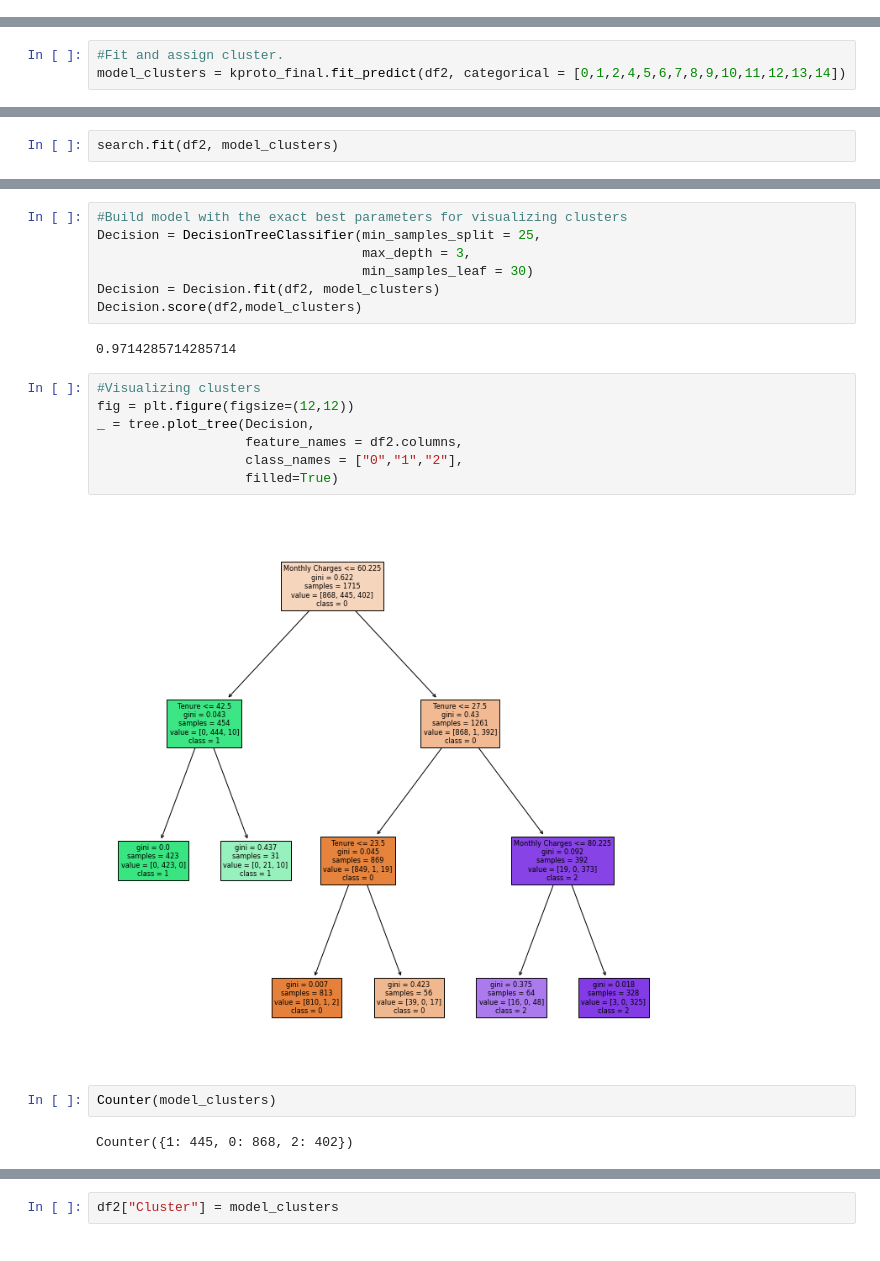
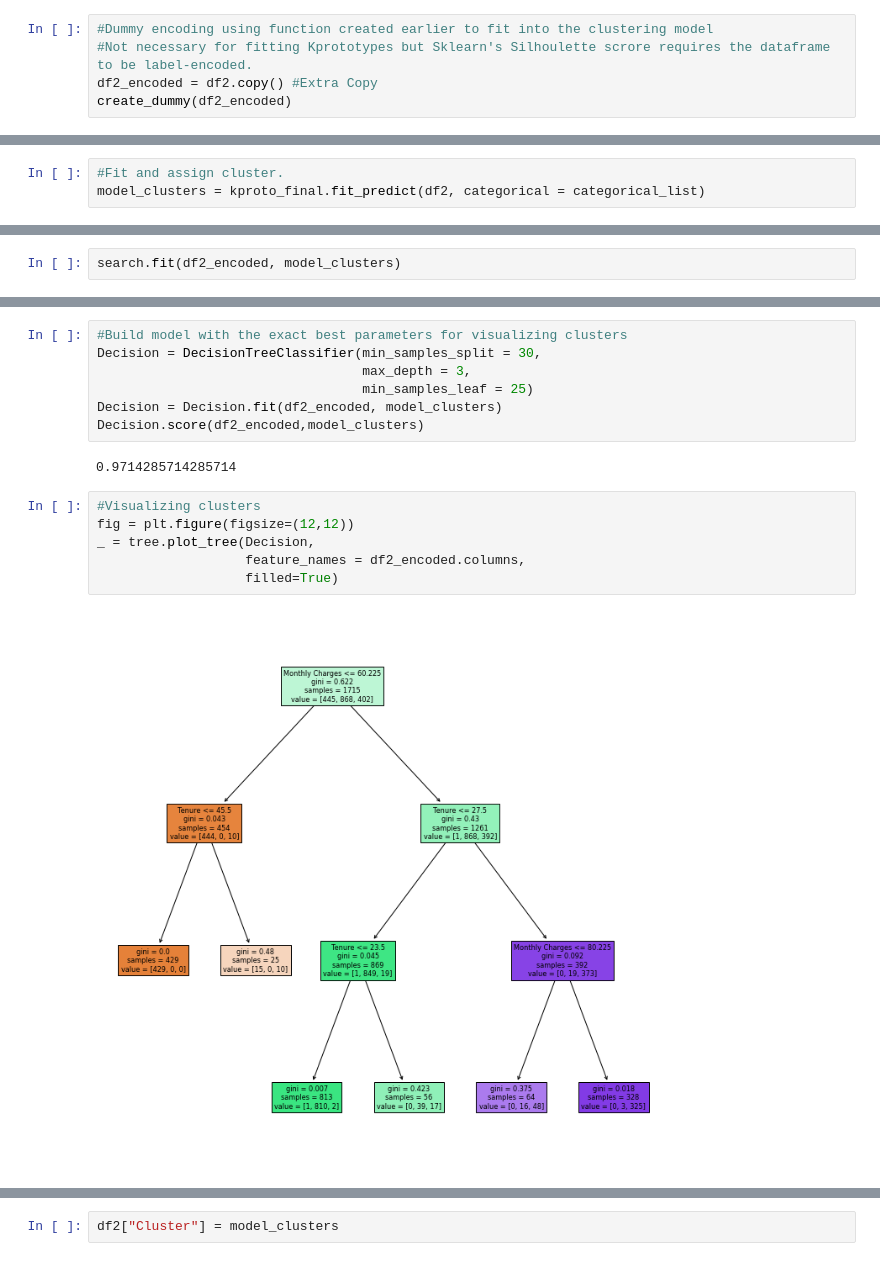
Before and after one commit to boushphong/phongbui-data_analyst, a Jupyter notebook: Work.ipynb, the cells around one changed output, grey strips where cells are left out. Cells and saved outputs as stored; diff of their text form.

```diff
--- a/Work.ipynb
+++ b/Work.ipynb
@@ -561,0 +570,5 @@ df2.head()
+# %%
+#Dummy encoding using function created earlier to fit into the clustering model
+#Not necessary for fitting Kprototypes but Sklearn's Silhoulette scrore requires the dataframe to be label-encoded.
+df2_encoded = df2.copy() #Extra Copy
+create_dummy(df2_encoded)
@@ -619,6 +615,6 @@ memory usage: 227.8 KB
 # %%
 #Fit and assign cluster.
-model_clusters = kproto_final.fit_predict(df2, categorical = [0,1,2,4,5,6,7,8,9,10,11,12,13,14])
+model_clusters = kproto_final.fit_predict(df2, categorical = categorical_list)
 # %%
 model_clusters
 # %% [output]
@@ -636,7 +632,7 @@ Decision_params = {"min_samples_leaf": [25, 30, 45, 60],
 # %%
 search = GridSearchCV(DecisionTreeClassifier(), Decision_params, n_jobs = -1)
 # %%
-search.fit(df2, model_clusters)
+search.fit(df2_encoded, model_clusters)
 # %% [output]
 GridSearchCV(estimator=DecisionTreeClassifier(), n_jobs=-1,
              param_grid={'max_depth': [3, 4, 5, 6, 8, 10, 12],
@@ -653,23 +649,18 @@ search.score(df2,model_clusters)
 0.9714285714285714
 # %%
 #Build model with the exact best parameters for visualizing clusters
-Decision = DecisionTreeClassifier(min_samples_split = 25,
+Decision = DecisionTreeClassifier(min_samples_split = 30,
                                   max_depth = 3,
-                                  min_samples_leaf = 30)
-Decision = Decision.fit(df2, model_clusters)
-Decision.score(df2,model_clusters)
+                                  min_samples_leaf = 25)
+Decision = Decision.fit(df2_encoded, model_clusters)
+Decision.score(df2_encoded,model_clusters)
 # %% [output]
 0.9714285714285714
 # %%
 #Visualizing clusters
 fig = plt.figure(figsize=(12,12))
 _ = tree.plot_tree(Decision,
-                   feature_names = df2.columns,
-                   class_names = ["0","1","2"],
+                   feature_names = df2_encoded.columns,
                    filled=True)
 # %% [output]
-[figure, old version]
+[figure, new version]
-# %%
-Counter(model_clusters)
-# %% [output]
-Counter({1: 445, 0: 868, 2: 402})
```
Also changed, not shown: parts of 42 cells of this notebook, 12 other files.
